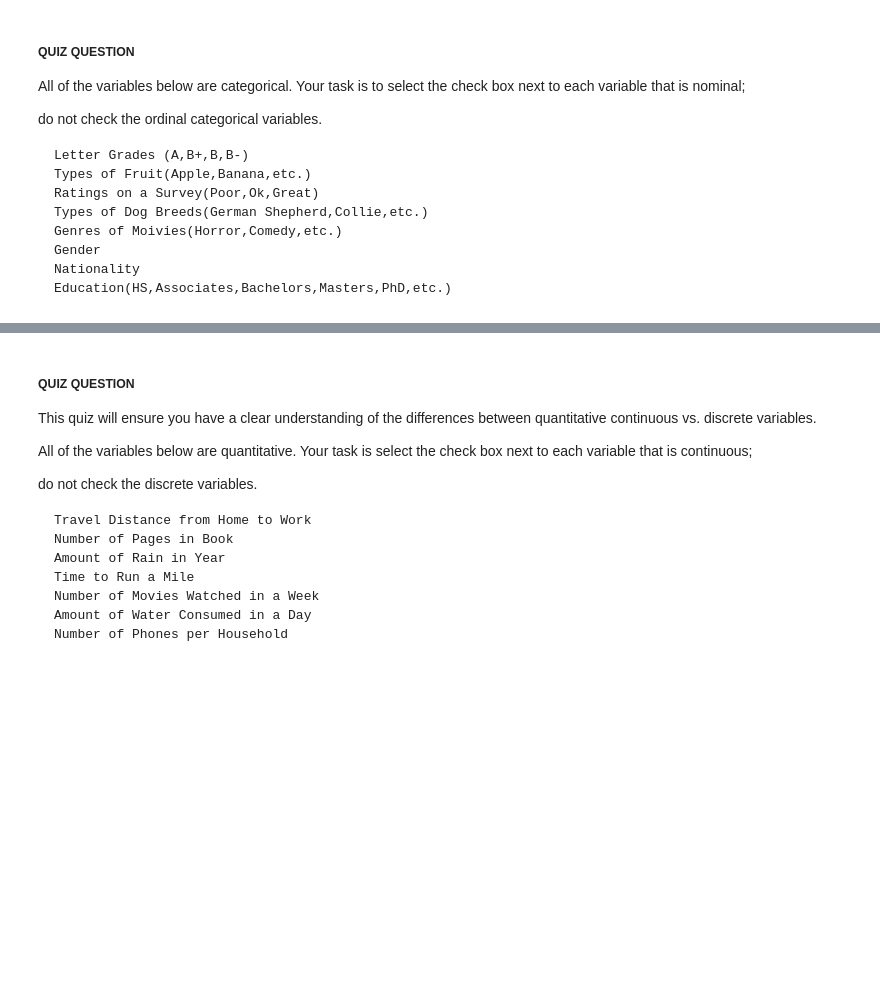
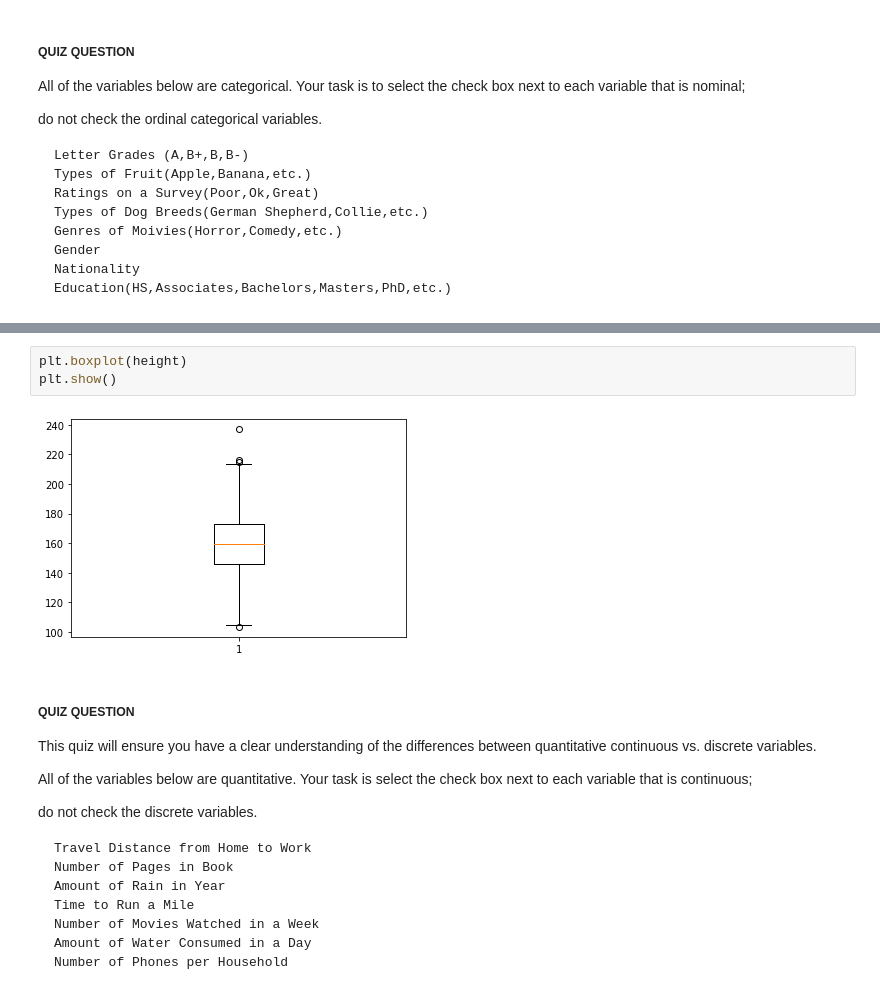
Before and after one commit to sachinyadav3496/DSML_JULY_2022, a Jupyter notebook: 1.Descriptive_Stats.ipynb, the cells around one changed output, grey strips where cells are left out. Cells and saved outputs as stored; diff of their text form; blank space fills up the shorter version.

```diff
--- a/1.Descriptive_Stats.ipynb
+++ b/1.Descriptive_Stats.ipynb
@@ -118,3 +139,8 @@ do not check the ordinal categorical variables.
+# %%
+plt.boxplot(height)
+plt.show()
+# %% [output]
+[figure, added]
 # %% [markdown]
 ##### QUIZ QUESTION
 
```
Also changed, not shown: parts of 5 cells of this notebook.
